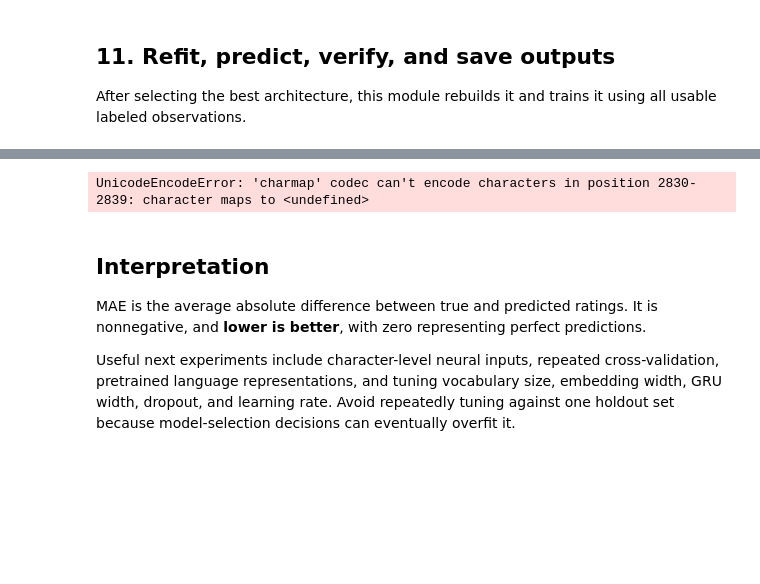
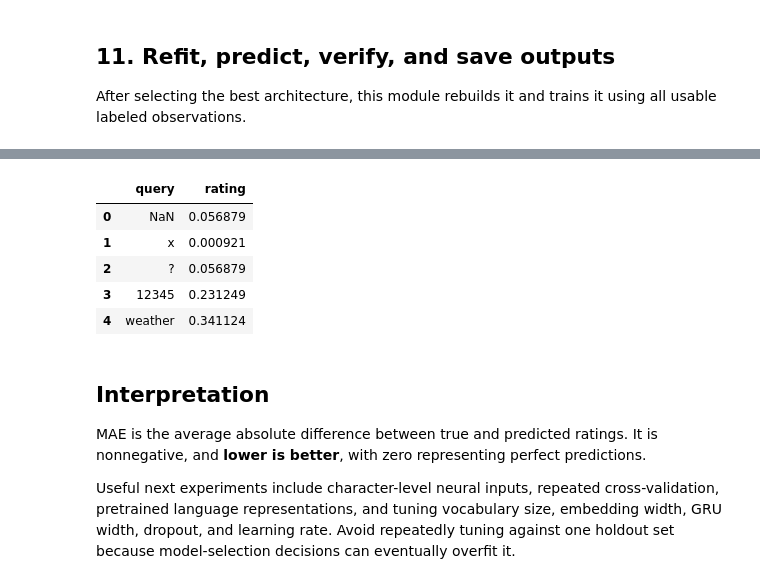
Before and after one commit to hl9082/AIengineerHoneywellassessment, a Jupyter notebook: query_rating_neural_network.ipynb, the cells around one changed output, grey strips where cells are left out. Saved outputs shown, nothing was run; the diff lists cells and outputs as text; code cells hidden in the pictures; blank space fills up the shorter version.

Commit message:
model_experiment_results.csv finally saved!

```diff
--- a/query_rating_neural_network.ipynb
+++ b/query_rating_neural_network.ipynb
@@ -1577,15 +1577,44 @@ submission_output.to_csv(
     encoding="utf-8"
 )
 
-final_model.save(
-    MODEL_PATH
-)
+# Exception handling for saving the trained model.
+try:
+    final_model.save(
+        MODEL_PATH
+    )
 
-results_df.to_csv(
-    RESULTS_PATH,
-    index=False,
-    encoding="utf-8"
-)
+    print("Model saved successfully.")
+
+except UnicodeEncodeError as error:
+
+    print(
+        "WARNING: Predictions were saved successfully, "
+        "but the trained Keras model could not be serialized."
+    )
+
+    print(
+        "Model-save error:",
+        error
+    )
+
+try:
+    results_df.to_csv(
+        RESULTS_PATH,
+        index=False,
+        encoding="utf-8"
+    )
+
+except UnicodeEncodeError as error:
+
+    print(
+        "WARNING: Predictions were saved successfully, "
+        "but the experiment results couldn't be saved."
+    )
+
+    print(
+        "experiment-save error:",
+        error
+    )
 
 
 print("All verification checks passed.")
@@ -1623,4 +1652,9 @@ Epoch 22/22
-UnicodeEncodeError: 'charmap' codec can't encode characters in position 2830-2839: character maps to <undefined>
+|  | query | rating |
+| 0 | NaN | 0.056879 |
+| 1 | x | 0.000921 |
+| 2 | ? | 0.056879 |
+| 3 | 12345 | 0.231249 |
+| 4 | weather | 0.341124 |
 # %% [markdown]
 ## Interpretation
 
```
Also changed, not shown: parts of 3 cells of this notebook, 2 other files.
